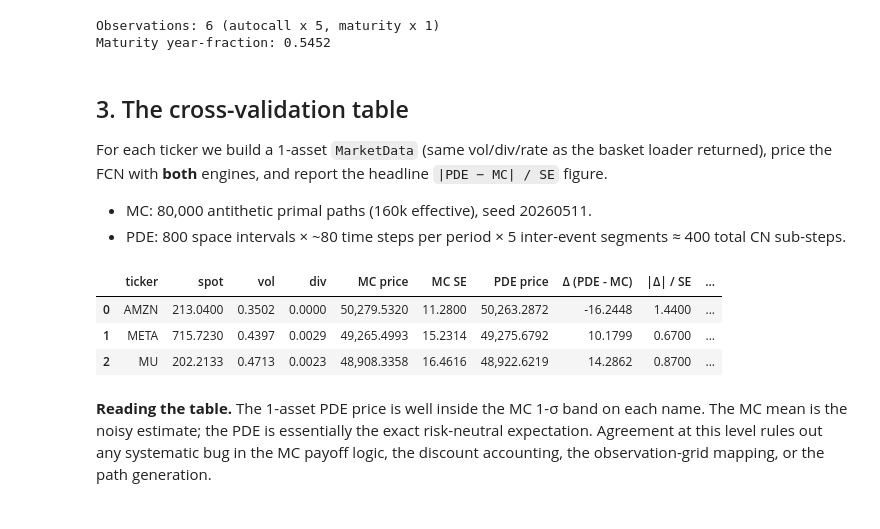
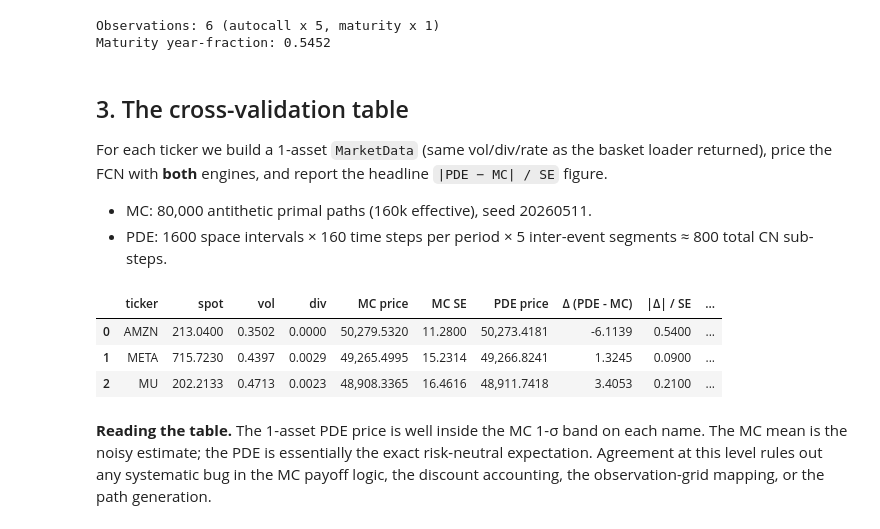
Before and after one commit to jothamteo/fcn-worst-of-pricer, a Jupyter notebook: notebooks/04_pde_pricer.ipynb, the cells around one changed output. Drawn from its saved outputs; the diff is of its cells as text; code cells hidden in the pictures.

```diff
--- a/notebooks/04_pde_pricer.ipynb
+++ b/notebooks/04_pde_pricer.ipynb
@@ -149,8 +149,8 @@ basket loader returned), price the FCN with **both** engines, and report
 the headline `|PDE − MC| / SE` figure.
 
 - MC: 80,000 antithetic primal paths (160k effective), seed 20260511.
-- PDE: 800 space intervals × ~80 time steps per period × 5 inter-event
-  segments ≈ 400 total CN sub-steps.
+- PDE: 1600 space intervals × 160 time steps per period × 5 inter-event
+  segments ≈ 800 total CN sub-steps.
 # %%
 def _single_asset_market(spot, vol, div, rate):
     return MarketData(
@@ -173,37 +173,37 @@ for i, name in enumerate(TICKERS):
     m_i = _single_asset_market(spot_i, vol_i, div_i, market.rate)
     mc_i = price_fcn(market=m_i, product=product, n_paths=80_000, antithetic=True, seed=20260511)
 
     t0 = time.perf_counter()
     pde_i = price_fcn_pde_1d(
         spot=spot_i, vol=vol_i, div=div_i, rate=market.rate, product=product,
-        n_space=800, n_time_per_period=80, x_range_sigma=6.0,
+        n_space=1600, n_time_per_period=160, x_range_sigma=6.0,
     )
     pde_runtime = time.perf_counter() - t0
 
     delta = pde_i.price - mc_i.price
     rows.append({
         'ticker': name,
         'spot': spot_i,
         'vol': vol_i,
         'div': div_i,
         'MC price': mc_i.price,
         'MC SE': mc_i.standard_error,
         'PDE price': pde_i.price,
         'Δ (PDE - MC)': delta,
         '|Δ| / SE': abs(delta) / max(mc_i.standard_error, 1e-12),
         'MC % notional': 100 * mc_i.price_pct_of_notional,
         'PDE % notional': 100 * pde_i.price_pct_of_notional,
         'PDE runtime (ms)': pde_runtime * 1000.0,
     })
 
 df = pd.DataFrame(rows)
 df_styled = df.round({'spot': 4, 'vol': 4, 'div': 5, 'MC price': 4, 'MC SE': 4, 'PDE price': 4, 'Δ (PDE - MC)': 4, '|Δ| / SE': 2, 'MC % notional': 4, 'PDE % notional': 4, 'PDE runtime (ms)': 1})
 df_styled
 # %% [output]
 |  | ticker | spot | vol | div | MC price | MC SE | PDE price | Δ (PDE - MC) | |Δ| / SE | ... |
-| 0 | AMZN | 213.0400 | 0.3502 | 0.0000 | 50,279.5320 | 11.2800 | 50,263.2872 | -16.2448 | 1.4400 | ... |
-| 1 | META | 715.7230 | 0.4397 | 0.0029 | 49,265.4993 | 15.2314 | 49,275.6792 | 10.1799 | 0.6700 | ... |
-| 2 | MU | 202.2133 | 0.4713 | 0.0023 | 48,908.3358 | 16.4616 | 48,922.6219 | 14.2862 | 0.8700 | ... |
+| 0 | AMZN | 213.0400 | 0.3502 | 0.0000 | 50,279.5320 | 11.2800 | 50,273.4181 | -6.1139 | 0.5400 | ... |
+| 1 | META | 715.7230 | 0.4397 | 0.0029 | 49,265.4995 | 15.2314 | 49,266.8241 | 1.3245 | 0.0900 | ... |
+| 2 | MU | 202.2133 | 0.4713 | 0.0023 | 48,908.3365 | 16.4616 | 48,911.7418 | 3.4053 | 0.2100 | ... |
 # %% [markdown]
 **Reading the table.** The 1-asset PDE price is well inside the MC 1-σ band
 on each name. The MC mean is the noisy estimate; the PDE is essentially the
```
Also changed, not shown: parts of 2 cells of this notebook, 1 other file.
